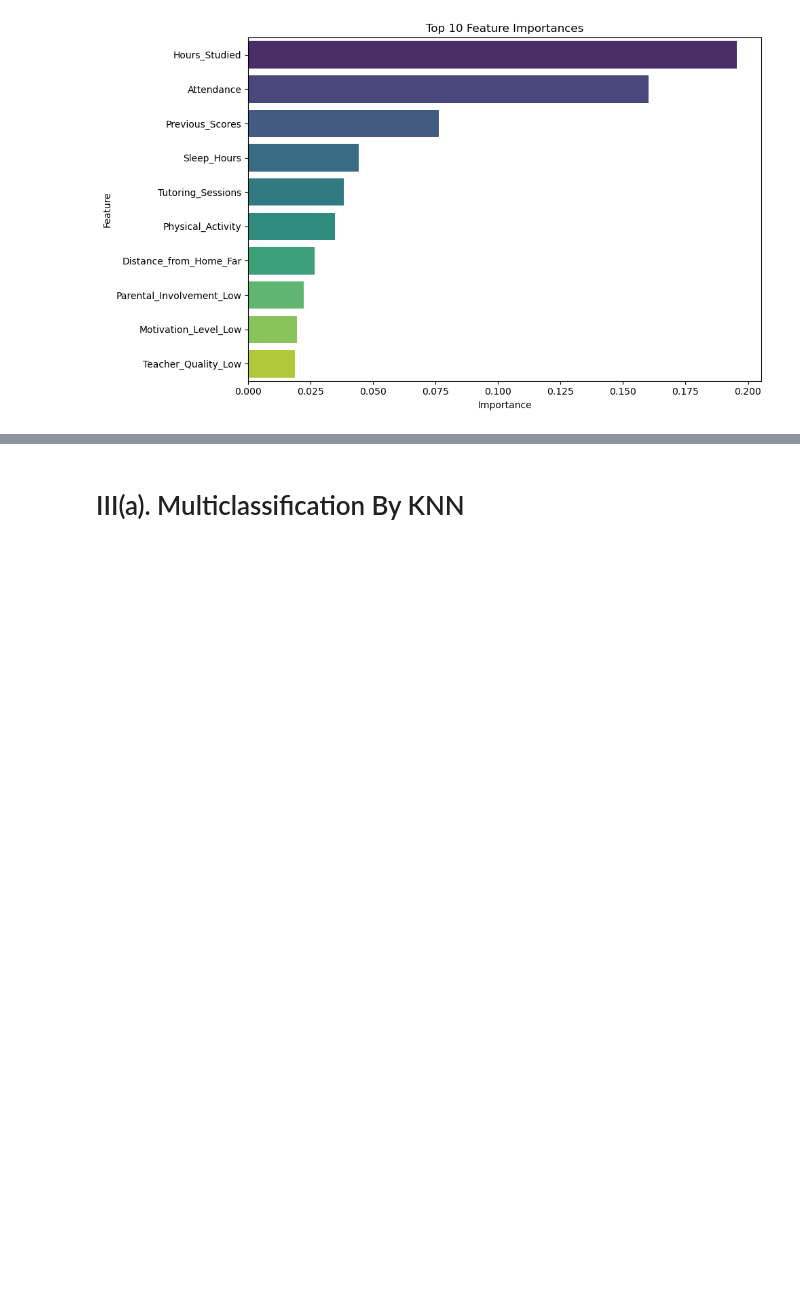
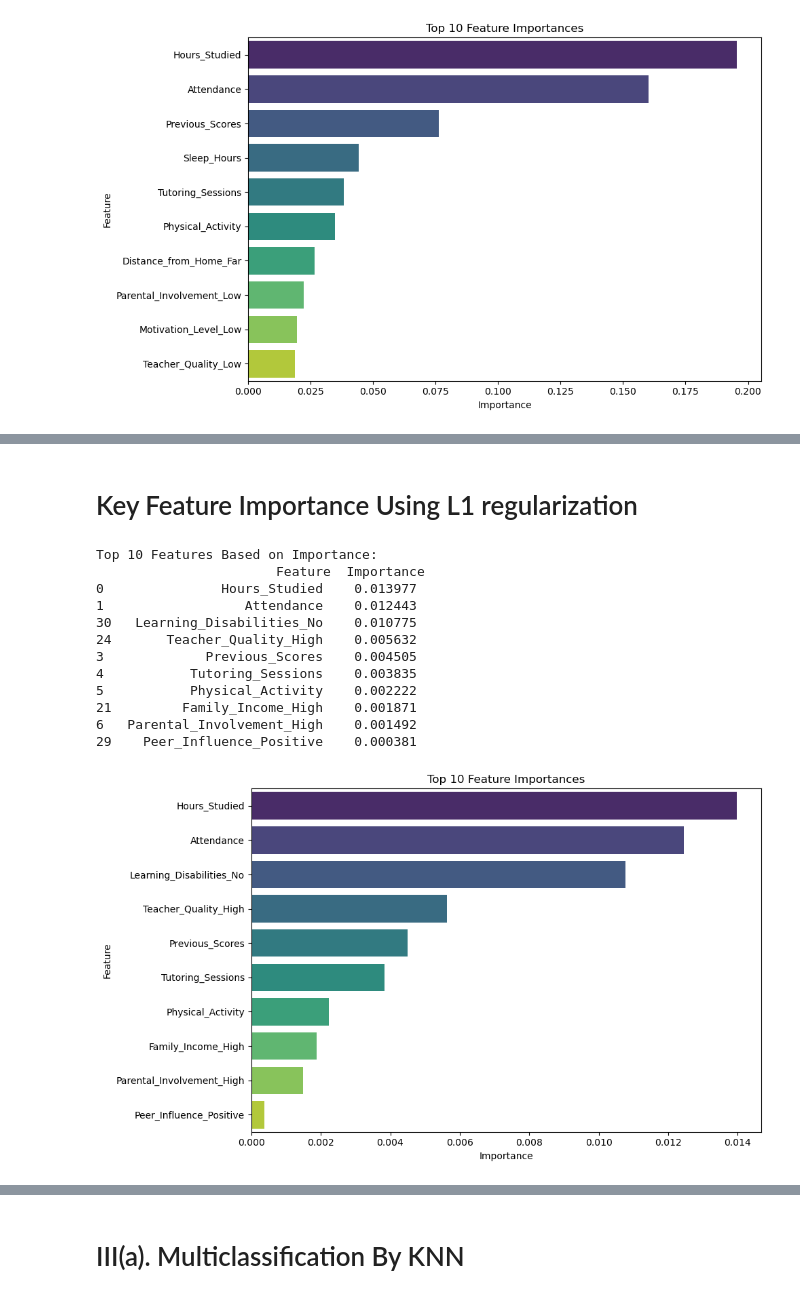
Before and after one commit to bharatpatel1978/de-675-ml-project, a Jupyter notebook: student_performance_V1.ipynb, the cells around one changed output, grey strips where cells are left out. Cells and saved outputs as stored; diff of their text form; code cells hidden in the pictures; blank space fills up the shorter version.

```diff
--- a/student_performance_V1.ipynb
+++ b/student_performance_V1.ipynb
@@ -290,3 +346,39 @@ Top 10 Features Based on Importance:
+# %% [markdown]
+# Key Feature Importance  Using L1 regularization
+# %%
+lasso = Lasso(alpha=0.001)
+lasso.fit(X_train, y_train)
+
+coefficients = lasso.coef_
+
+# Create a DataFrame for the features and their corresponding coefficients
+importance_df = pd.DataFrame({'Feature': features, 'Importance': coefficients}).sort_values(by='Importance',ascending=False)
+
+# Display the top features
+top_features = importance_df.head(10).sort_values(by='Importance',ascending=False)
+print("Top 10 Features Based on Importance:\n", top_features)
+# Plot feature importances
+plt.figure(figsize=(10, 6))
+sns.barplot(x='Importance', y='Feature', hue='Feature', data=top_features, palette='viridis', legend=False)
+plt.title('Top 10 Feature Importances')
+plt.xlabel('Importance')
+plt.ylabel('Feature')
+plt.tight_layout()
+plt.show()
+# %% [output]
+Top 10 Features Based on Importance:
+                       Feature  Importance
+0               Hours_Studied    0.013977
+1                  Attendance    0.012443
+30   Learning_Disabilities_No    0.010775
+24       Teacher_Quality_High    0.005632
+3             Previous_Scores    0.004505
+4           Tutoring_Sessions    0.003835
+5           Physical_Activity    0.002222
+21         Family_Income_High    0.001871
+6   Parental_Involvement_High    0.001492
+29    Peer_Influence_Positive    0.000381
+[figure, added]
 # %%
 # Train KNN Model with Top Features
 # Select the top 10 features for training
```
Also changed, not shown: parts of 12 cells of this notebook.
